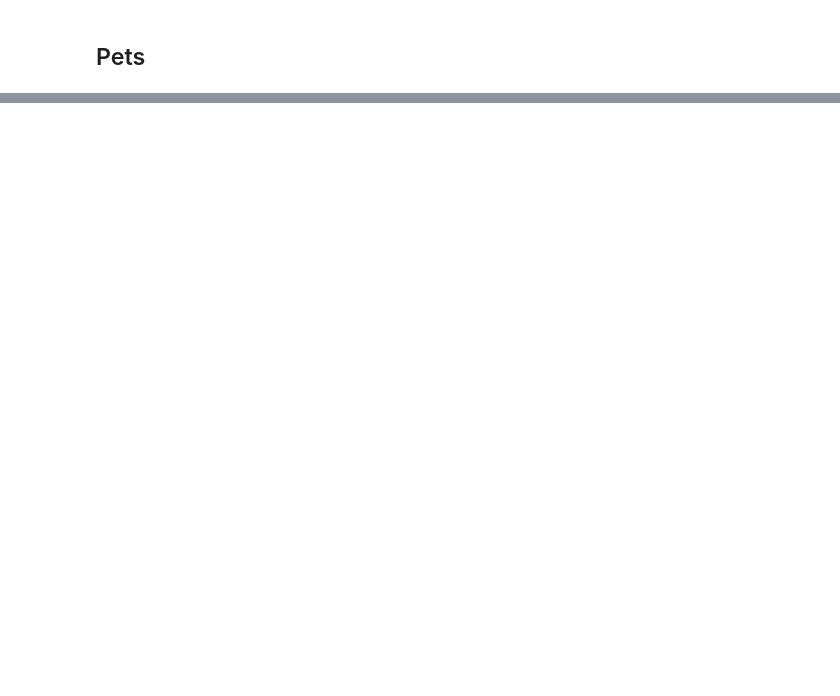
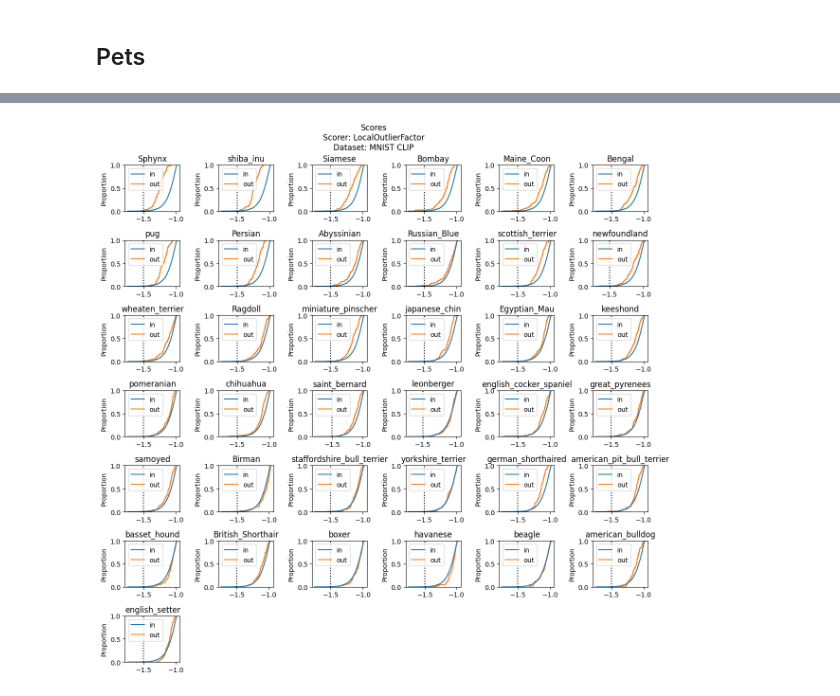
Before and after one commit to richardmillson/robust-classification, a Jupyter notebook: experiments.ipynb, the cells around one changed output, grey strips where cells are left out. Saved outputs shown, nothing was run; the diff lists cells and outputs as text; code cells hidden in the pictures; blank space fills up the shorter version.

```diff
--- a/experiments.ipynb
+++ b/experiments.ipynb
@@ -251,0 +366,13 @@ models
+# %%
+fpr_at_95_tpr_idx = np.argsort([
+    ood_metrics.fpr_at_95_tpr(scores, labels)
+    for scores, labels in models[["scores", "decision_true"]].values.tolist()
+])
+xlim = (np.min(models["scores"].to_list()), np.max(models["scores"].to_list()))
+multi_model_plot(models.iloc[fpr_at_95_tpr_idx],
+                 plot_scores,
+                 plot_name="Scores",
+                 data_name="MNIST CLIP",
+                 kwargs={"xlim": xlim})
+# %% [output]
+[figure, added]
```
Also changed, not shown: parts of 16 cells of this notebook.
